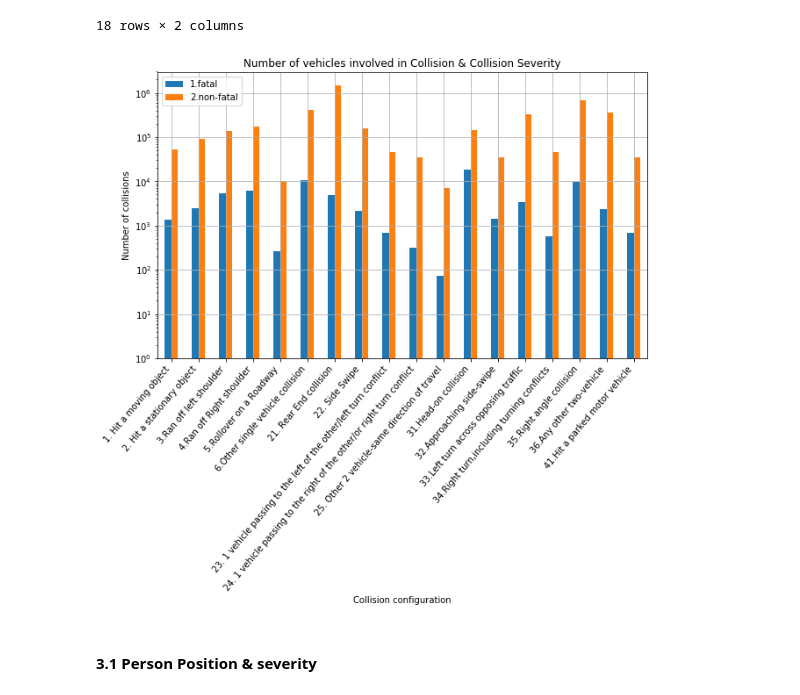
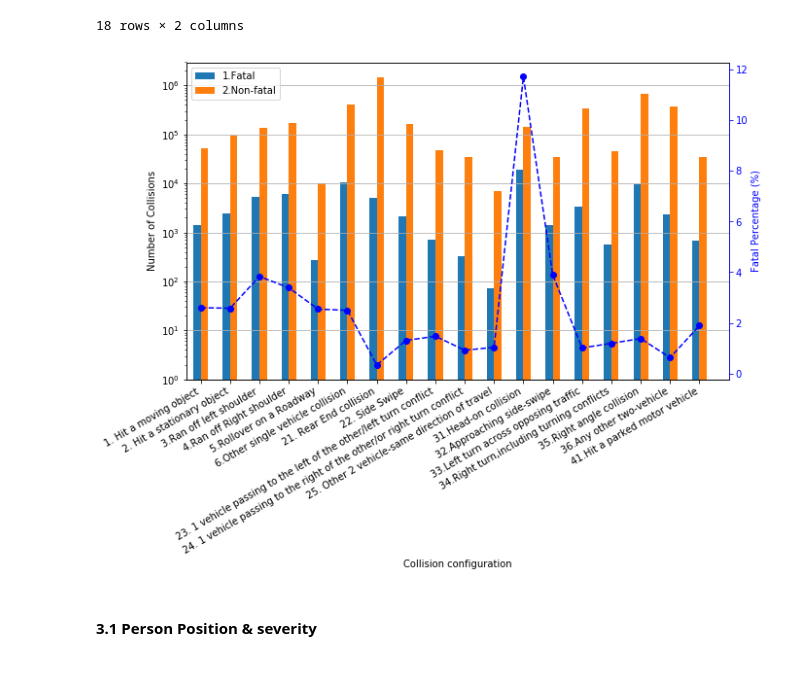
Before and after one commit to rynho/3250-G3, a Jupyter notebook: jupyterNB/Chae.ipynb, the cells around one changed output. Drawn from its saved outputs; the diff is of its cells as text; code cells hidden in the pictures.

```diff
--- a/jupyterNB/Chae.ipynb
+++ b/jupyterNB/Chae.ipynb
@@ -378,14 +378,33 @@ conf_sev
 18 rows × 2 columns
 # %%
 #Visualize the results
-conf_sev.plot(kind='bar',log=True,style = 'o-', figsize=(10,6), title = 'Number of vehicles involved in Collision & Collision Severity')
-plt.grid()
-plt.legend(['1.fatal','2.non-fatal'])
-plt.xlabel('Collision configuration')
-plt.ylabel('Number of collisions')
+#conf_sev.plot(kind='bar',log=True,style = 'o-', figsize=(10,6), title = 'Number of vehicles involved in Collision & Collision Severity')
+#plt.grid()
+#plt.legend(['1.fatal','2.non-fatal'])
+#plt.xlabel('Collision configuration')
+#plt.ylabel('Number of collisions')
+#plt.xticks(np.arange(0,18),conf,rotation=50,ha='right');
+
+fig,ax1 = plt.subplots()
+ax2 = ax1.twinx()
+
+conf_sev.plot(kind='bar',rot=30,log=True,style='o--',figsize=(10,6),ax=ax1)
+ax1.set_ylabel('Number of Collisions')
+ax1.set_xlabel('Collision configuration')
+ax1.set_xticklabels(conf,ha='right')
+ax1.grid(axis='y')
+ax1.legend(['1.Fatal','2.Non-fatal'])
+
+se1 = conf_sev[1]/(conf_sev[1]+conf_sev[2])*100
+se1.plot(c='b', style='o--', ax=ax2)
+ax2.set_ylabel('Fatal Percentage (%)')
+ax2.spines['right'].set_color('b')
+ax2.yaxis.label.set_color('b')
+ax2.tick_params(axis='y',colors='b')
 plt.xticks(np.arange(0,18),conf,rotation=50,ha='right');
+plt.xlim(-0.5,18.);
 # %% [output]
-[figure, old version]
+[figure, new version]
 # %% [markdown]
 #### 3.1 Person Position & severity
 # %%
```
Also changed, not shown: parts of 5 cells of this notebook.
